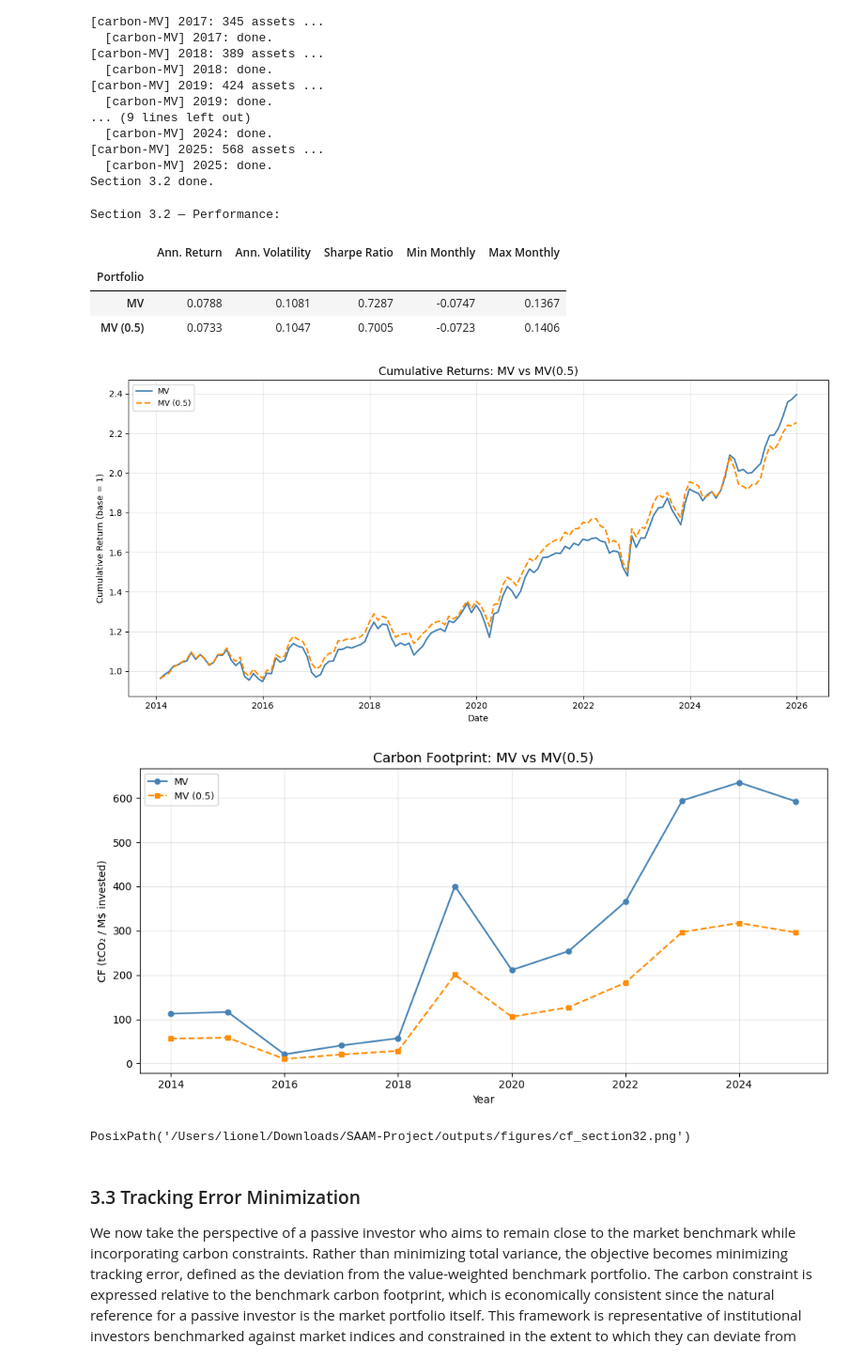
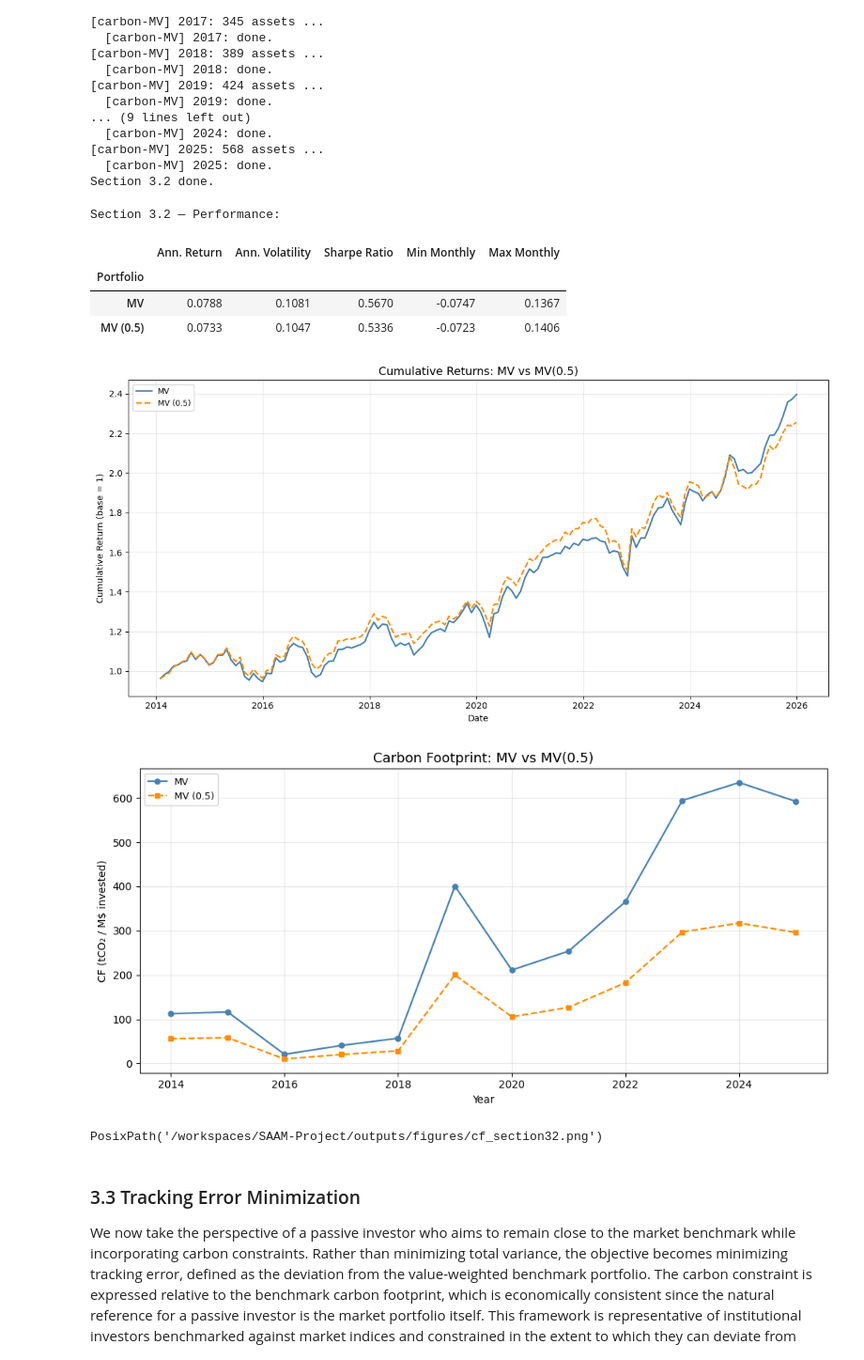
Before and after one commit to vrelvape/SAAM-Project, a Jupyter notebook: notebooks/SAAM_Project_GroupN.ipynb, the cells around one changed output. Shown at 94% size. Drawn from its saved outputs; the diff is of its cells as text; code cells hidden in the pictures.

```diff
--- a/notebooks/SAAM_Project_GroupN.ipynb
+++ b/notebooks/SAAM_Project_GroupN.ipynb
@@ -1072,37 +1066,37 @@ Section 3.2 done.
 # %%
 from src.reporting_part2 import (
     build_performance_table, compute_cumulative_returns, plot_cumulative_performance
 )
 
 cmv_waci, cmv_cf = compute_carbon_metrics_timeseries(
     carbon_mv_weights, universe_by_year, carbon_data, annual_caps_data,
     carbon_intensity, rebalance_years,
 )
 
 returns_32 = {'MV': mv_returns_oos, 'MV (0.5)': carbon_mv_returns}
 print('\nSection 3.2 \u2014 Performance:')
-display(build_performance_table(returns_32))
+display(build_performance_table(returns_32, risk_free_rate=risk_free_rate))
 
 plot_cumulative_performance(
     compute_cumulative_returns(returns_32), paths['FIGURES_DIR'],
     filename='cumulative_section32.png',
     title='Cumulative Returns: MV vs MV(0.5)', show_plot=True,
 )
 plot_carbon_metrics(
     {'MV': mv_cf_series, 'MV (0.5)': cmv_cf},
     ylabel='CF (tCO\u2082 / M$ invested)',
     title='Carbon Footprint: MV vs MV(0.5)',
     figures_dir=paths['FIGURES_DIR'], filename='cf_section32.png', show_plot=True,
 )
 # %% [output]
 Section 3.2 — Performance:
 |  | Ann. Return | Ann. Volatility | Sharpe Ratio | Min Monthly | Max Monthly |
 | Portfolio |  |  |  |  |  |
-| MV | 0.0788 | 0.1081 | 0.7287 | -0.0747 | 0.1367 |
-| MV (0.5) | 0.0733 | 0.1047 | 0.7005 | -0.0723 | 0.1406 |
+| MV | 0.0788 | 0.1081 | 0.5670 | -0.0747 | 0.1367 |
+| MV (0.5) | 0.0733 | 0.1047 | 0.5336 | -0.0723 | 0.1406 |
 [figure]
 [figure]
-PosixPath('/Users/lionel/Downloads/SAAM-Project/outputs/figures/cf_section32.png')
+PosixPath('/workspaces/SAAM-Project/outputs/figures/cf_section32.png')
 # %% [markdown]
 ### 3.3 Tracking Error Minimization
 
```
Also changed, not shown: parts of 8 cells of this notebook, 22 other files.
